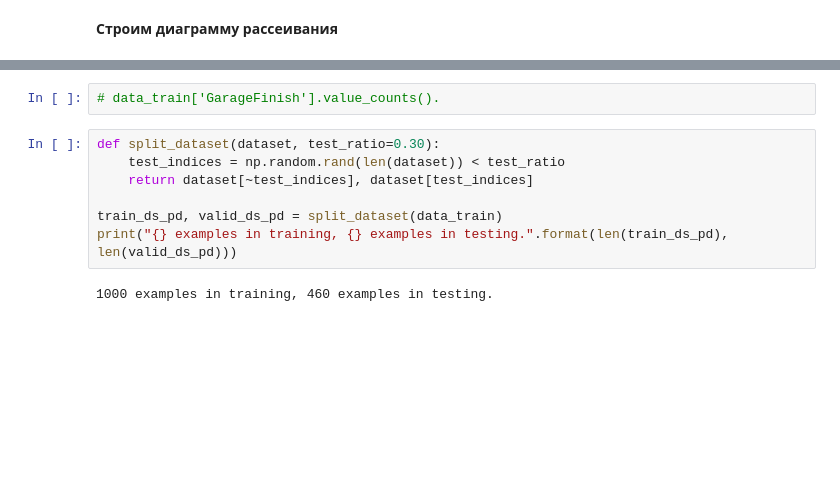
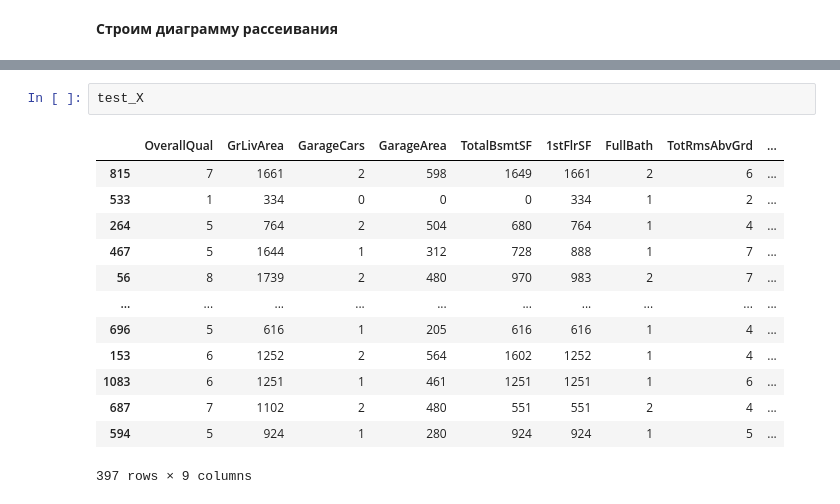
Before and after one commit to NikSuPNU/HousePricesPrediction, a Jupyter notebook: House Prices - Advanced Regression Techniques.ipynb, the cells around one changed output, grey strips where cells are left out. Drawn from its saved outputs; the diff is of its cells as text; blank space fills up the shorter version.

```diff
--- a/House Prices - Advanced Regression Techniques.ipynb
+++ b/House Prices - Advanced Regression Techniques.ipynb
@@ -188,11 +398,16 @@ plt.show()
 # %%
-# data_train['GarageFinish'].value_counts().
+test_X
+# %% [output]
+|  | OverallQual | GrLivArea | GarageCars | GarageArea | TotalBsmtSF | 1stFlrSF | FullBath | TotRmsAbvGrd | ... |
+| 815 | 7 | 1661 | 2 | 598 | 1649 | 1661 | 2 | 6 | ... |
+| 533 | 1 | 334 | 0 | 0 | 0 | 334 | 1 | 2 | ... |
+| 264 | 5 | 764 | 2 | 504 | 680 | 764 | 1 | 4 | ... |
+| 467 | 5 | 1644 | 1 | 312 | 728 | 888 | 1 | 7 | ... |
+| 56 | 8 | 1739 | 2 | 480 | 970 | 983 | 2 | 7 | ... |
+| ... | ... | ... | ... | ... | ... | ... | ... | ... | ... |
+| 696 | 5 | 616 | 1 | 205 | 616 | 616 | 1 | 4 | ... |
+| 153 | 6 | 1252 | 2 | 564 | 1602 | 1252 | 1 | 4 | ... |
+| 1083 | 6 | 1251 | 1 | 461 | 1251 | 1251 | 1 | 6 | ... |
+| 687 | 7 | 1102 | 2 | 480 | 551 | 551 | 2 | 4 | ... |
+| 594 | 5 | 924 | 1 | 280 | 924 | 924 | 1 | 5 | ... |
+397 rows × 9 columns
-# %%
-def split_dataset(dataset, test_ratio=0.30):
-    test_indices = np.random.rand(len(dataset)) < test_ratio
-    return dataset[~test_indices], dataset[test_indices]
-
-train_ds_pd, valid_ds_pd = split_dataset(data_train)
-print("{} examples in training, {} examples in testing.".format(len(train_ds_pd), len(valid_ds_pd)))
-# %% [output]
-1000 examples in training, 460 examples in testing.
```
Also changed, not shown: parts of 36 cells of this notebook.
